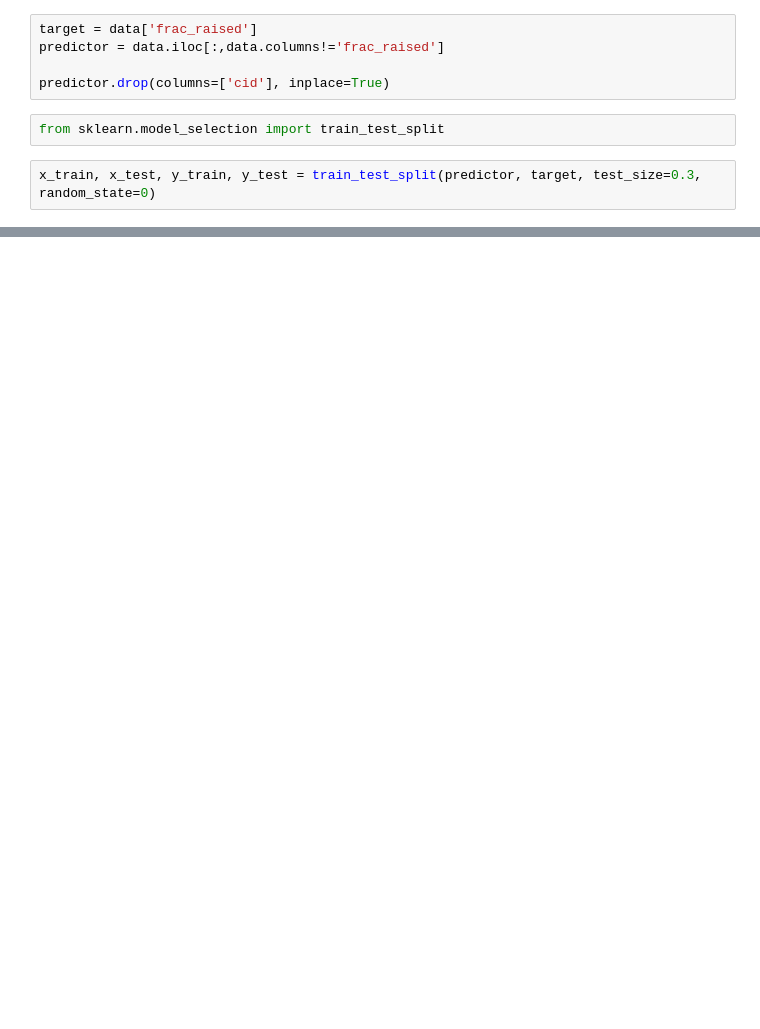
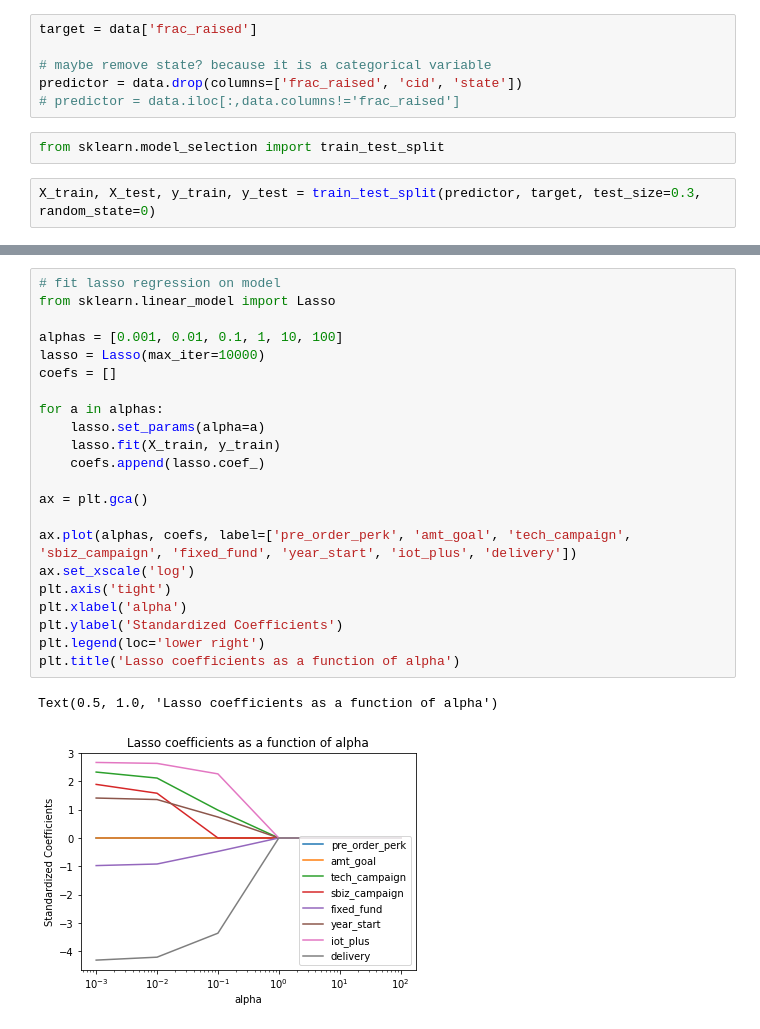
Before and after one commit to VedanshiShah7/Machine-Learning-In-Finance, a Jupyter notebook: Project 2/Project 2.ipynb, the cells around one changed output, grey strips where cells are left out. Drawn from its saved outputs; the diff is of its cells as text; blank space fills up the shorter version.

```diff
--- a/Project 2/Project 2.ipynb
+++ b/Project 2/Project 2.ipynb
@@ -65,9 +82,10 @@ plt.show()
 # %%
 target = data['frac_raised']
-predictor = data.iloc[:,data.columns!='frac_raised']
 
-predictor.drop(columns=['cid'], inplace=True)
+# maybe remove state? because it is a categorical variable
+predictor = data.drop(columns=['frac_raised', 'cid', 'state'])
+# predictor = data.iloc[:,data.columns!='frac_raised']
 # %%
 from sklearn.model_selection import train_test_split
 # %%
-x_train, x_test, y_train, y_test = train_test_split(predictor, target, test_size=0.3, random_state=0)
+X_train, X_test, y_train, y_test = train_test_split(predictor, target, test_size=0.3, random_state=0)
@@ -73,0 +107,25 @@ x_train, x_test, y_train, y_test = train_test_split(predictor, target, test_size
+# %%
+# fit lasso regression on model
+from sklearn.linear_model import Lasso
+
+alphas = [0.001, 0.01, 0.1, 1, 10, 100]
+lasso = Lasso(max_iter=10000)
+coefs = []
+
+for a in alphas:
+    lasso.set_params(alpha=a)
+    lasso.fit(X_train, y_train)
+    coefs.append(lasso.coef_)
+
+ax = plt.gca()
+
+ax.plot(alphas, coefs, label=['pre_order_perk', 'amt_goal', 'tech_campaign', 'sbiz_campaign', 'fixed_fund', 'year_start', 'iot_plus', 'delivery'])
+ax.set_xscale('log')
+plt.axis('tight')
+plt.xlabel('alpha')
+plt.ylabel('Standardized Coefficients')
+plt.legend(loc='lower right')
+plt.title('Lasso coefficients as a function of alpha')
+# %% [output]
+Text(0.5, 1.0, 'Lasso coefficients as a function of alpha')
+[figure, added]
```
Also changed, not shown: parts of 12 cells of this notebook, 2 other files.
